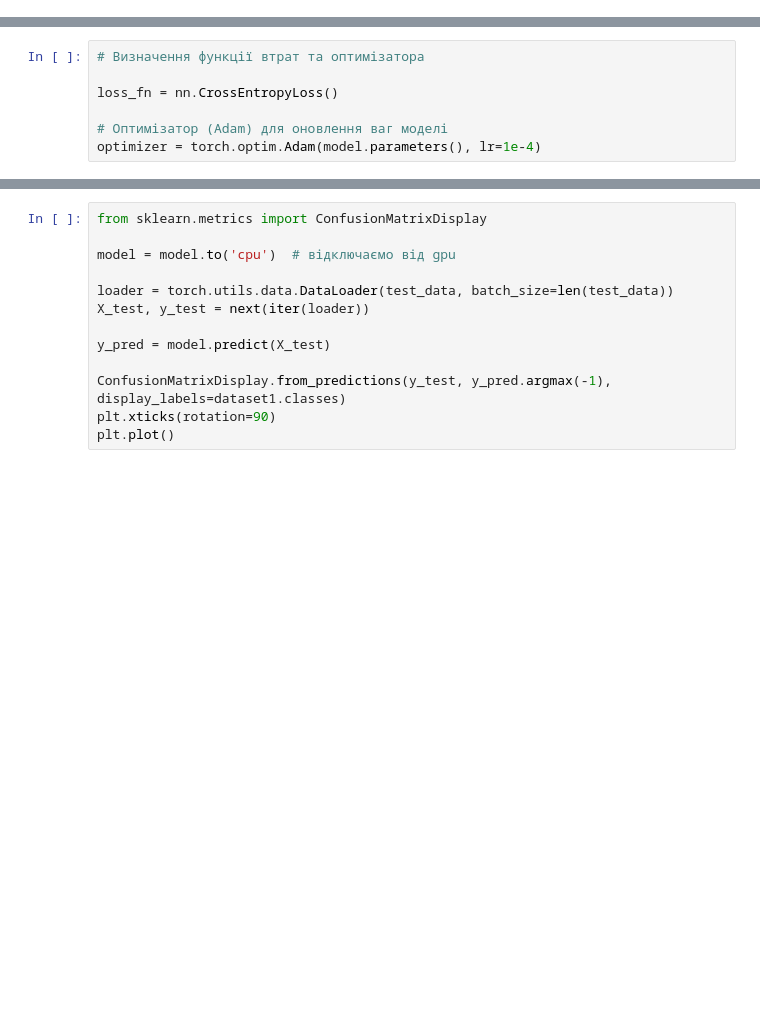
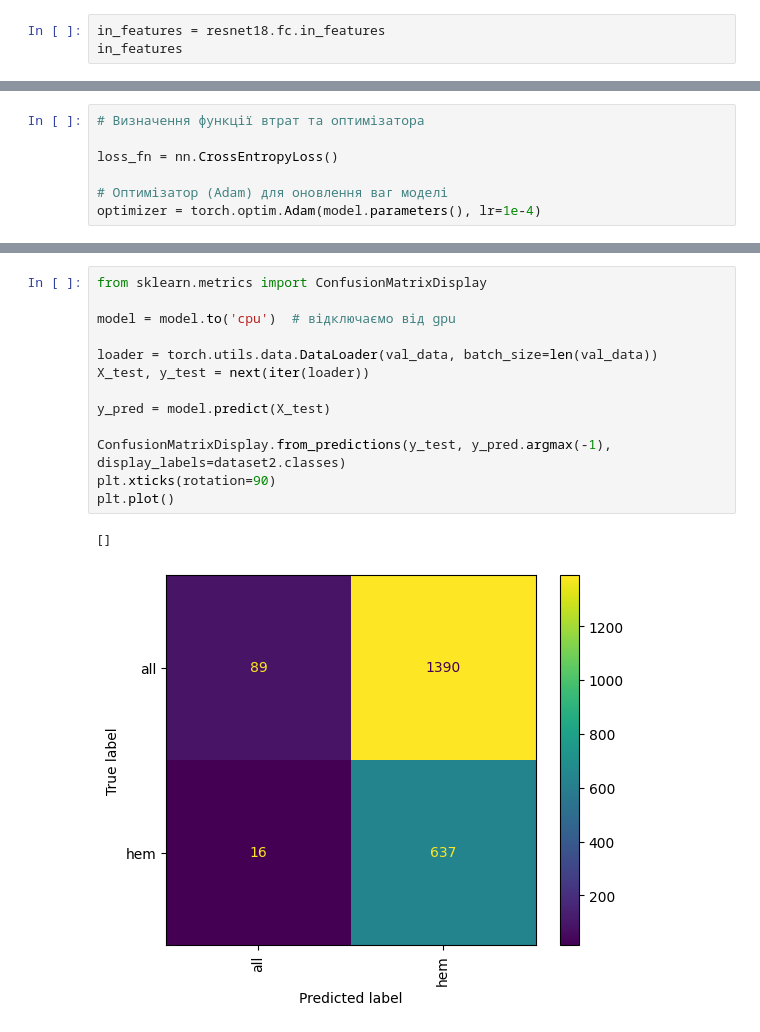
Before and after one commit to alonacode/AI, a Jupyter notebook: my_practice_last.ipynb, the cells around one changed output, grey strips where cells are left out. Drawn from its saved outputs; the diff is of its cells as text; blank space fills up the shorter version.

```diff
--- a/my_practice_last.ipynb
+++ b/my_practice_last.ipynb
@@ -108,3 +108,6 @@ ResNet(
   (avgpool): AdaptiveAvgPool2d(output_size=(1, 1))
   (fc): Linear(in_features=512, out_features=1000, bias=True)
 )
+# %%
+in_features = resnet18.fc.in_features
+in_features
@@ -392,16 +401,19 @@ plot_metric(history, 'accuracy_score')
 # %%
 from sklearn.metrics import ConfusionMatrixDisplay
 
 model = model.to('cpu')  # відключаємо від gpu
 
-loader = torch.utils.data.DataLoader(test_data, batch_size=len(test_data))
+loader = torch.utils.data.DataLoader(val_data, batch_size=len(val_data))
 X_test, y_test = next(iter(loader))
 
 y_pred = model.predict(X_test)
 
-ConfusionMatrixDisplay.from_predictions(y_test, y_pred.argmax(-1), display_labels=dataset1.classes)
+ConfusionMatrixDisplay.from_predictions(y_test, y_pred.argmax(-1), display_labels=dataset2.classes)
 plt.xticks(rotation=90)
 plt.plot()
+# %% [output]
+[]
+[figure, added]
 # %%
 from sklearn.metrics import classification_report
 
```
Also changed, not shown: parts of 8 cells of this notebook.
